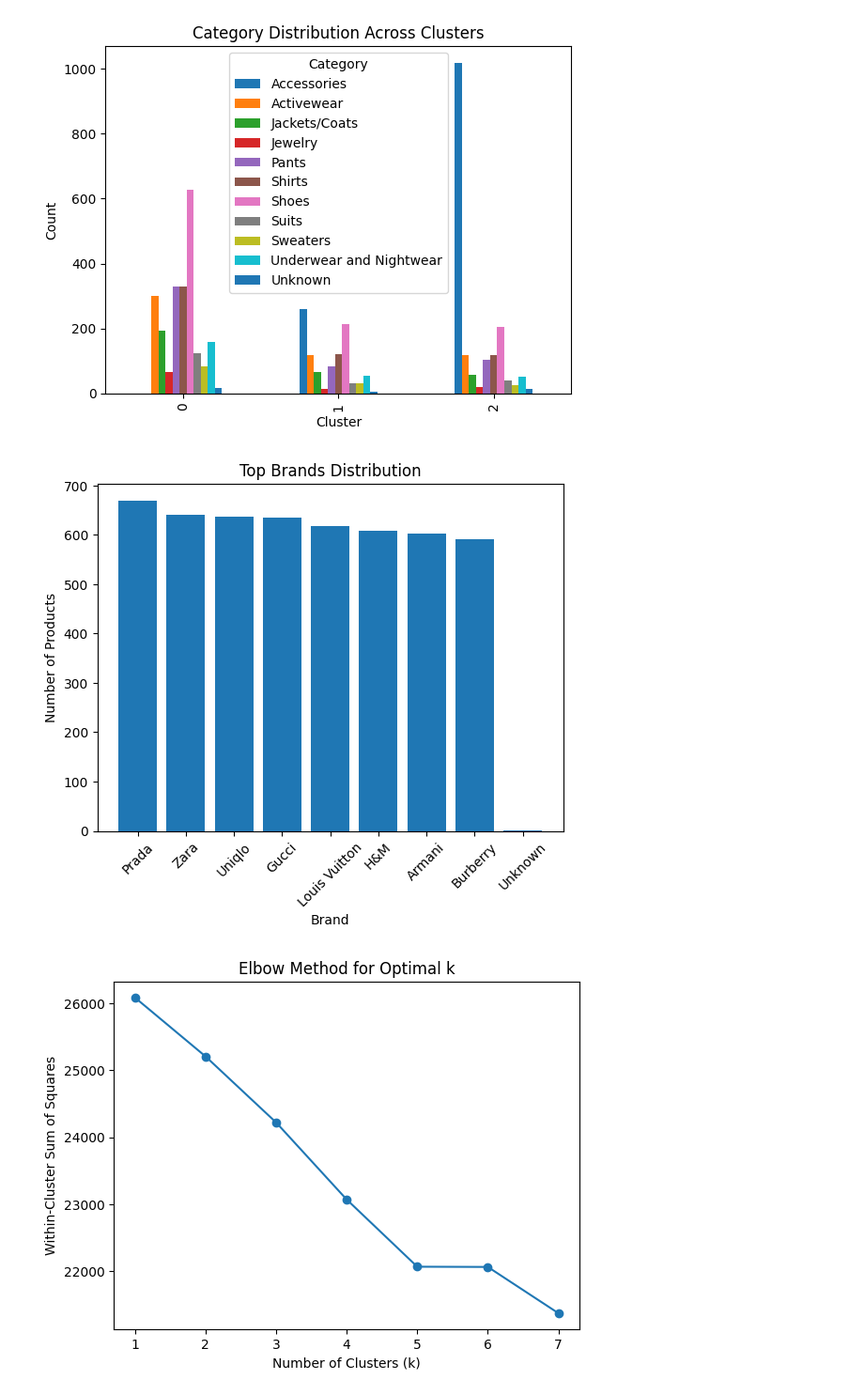
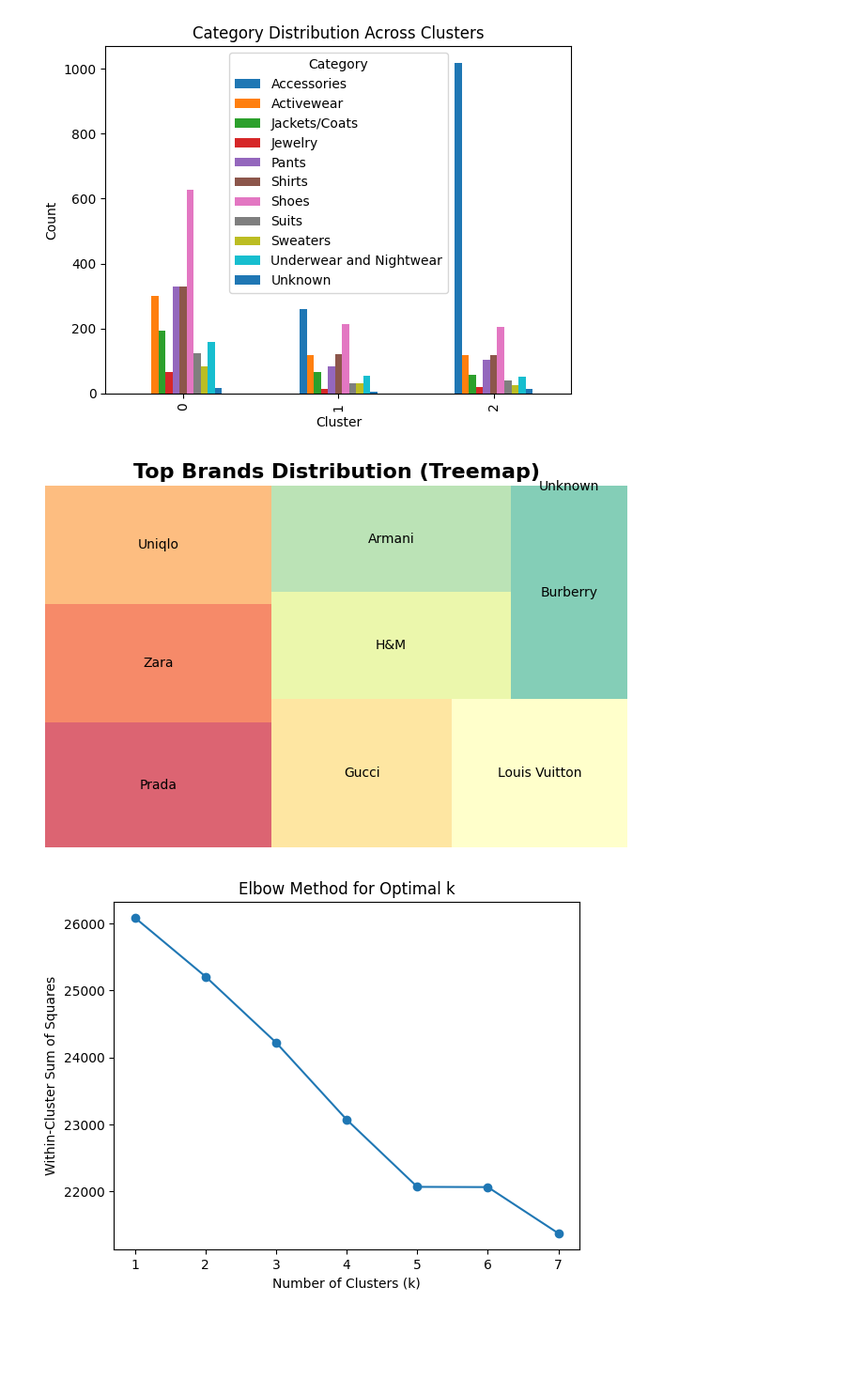
Before and after one commit to Sushmita-17/AI-Coursework, a Jupyter notebook: Sushmita_Adikari23056375.ipynb, the cells around one changed output. Shown at 94% size. Drawn from its saved outputs; the diff is of its cells as text; code cells hidden in the pictures; blank space fills up the shorter version.

```diff
--- a/Sushmita_Adikari23056375.ipynb
+++ b/Sushmita_Adikari23056375.ipynb
@@ -211,17 +203,18 @@ plt.show()
 [figure]
 # %%
 # Checking through the top brands distributions through visualisation
-brand_counts = df["Brand"].value_counts()
-
-plt.figure()
-plt.bar(brand_counts.index, brand_counts.values)
-plt.xlabel("Brand")
-plt.ylabel("Number of Products")
-plt.title("Top Brands Distribution")
-plt.xticks(rotation=45)
+brand_counts = df['Brand'].value_counts().head(10)
+plt.figure(figsize=(8, 5))
+squarify.plot(sizes=brand_counts.values,
+              label=brand_counts.index,
+              alpha=0.8,
+              color=sns.color_palette("Spectral", len(brand_counts)),
+              text_kwargs={'fontsize': 10})
+plt.axis('off')
+plt.title("Top Brands Distribution (Treemap)", fontsize=16, fontweight='bold')
 plt.show()
 # %% [output]
-[figure, old version]
+[figure, new version]
 # %%
 wcss = []
 
```
Also changed, not shown: parts of 8 cells of this notebook, 1 other file.
